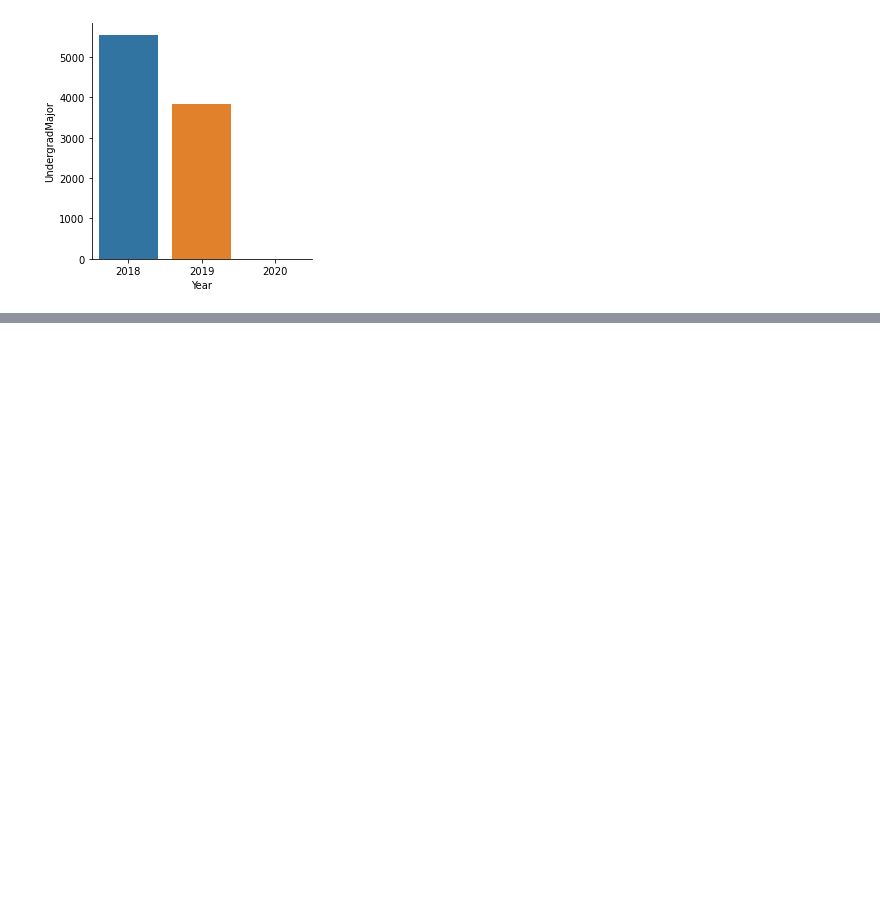
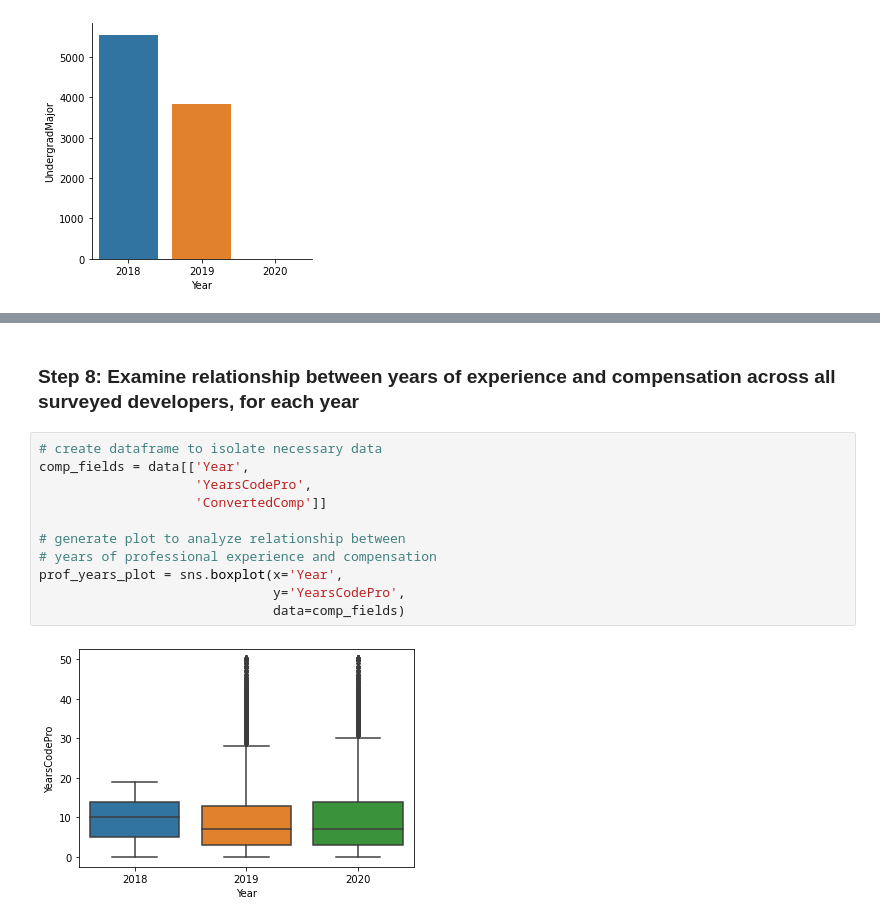
Before and after one commit to roberthallds/stack-overflow-data-cleaning, a Jupyter notebook: project.ipynb, the cells around one changed output, grey strips where cells are left out. Drawn from its saved outputs; the diff is of its cells as text; blank space fills up the shorter version.

```diff
--- a/project.ipynb
+++ b/project.ipynb
@@ -258,0 +316,15 @@ sns.catplot(x='Year',
+# %% [markdown]
+### Step 8: Examine relationship between years of experience and compensation across all surveyed developers, for each year
+# %%
+# create dataframe to isolate necessary data
+comp_fields = data[['Year',
+                    'YearsCodePro',
+                    'ConvertedComp']]
+
+# generate plot to analyze relationship between
+# years of professional experience and compensation
+prof_years_plot = sns.boxplot(x='Year',
+                              y='YearsCodePro',
+                              data=comp_fields)
+# %% [output]
+[figure, added]
```
Also changed, not shown: parts of 11 cells of this notebook.
